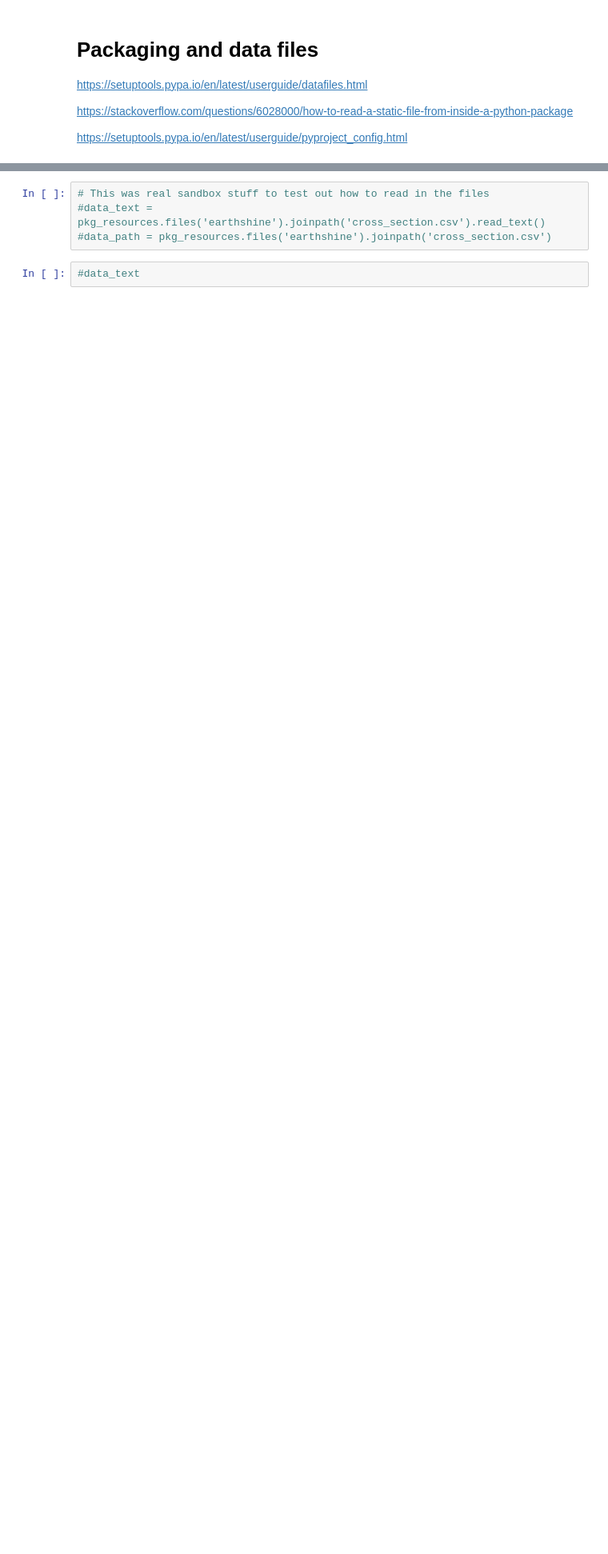
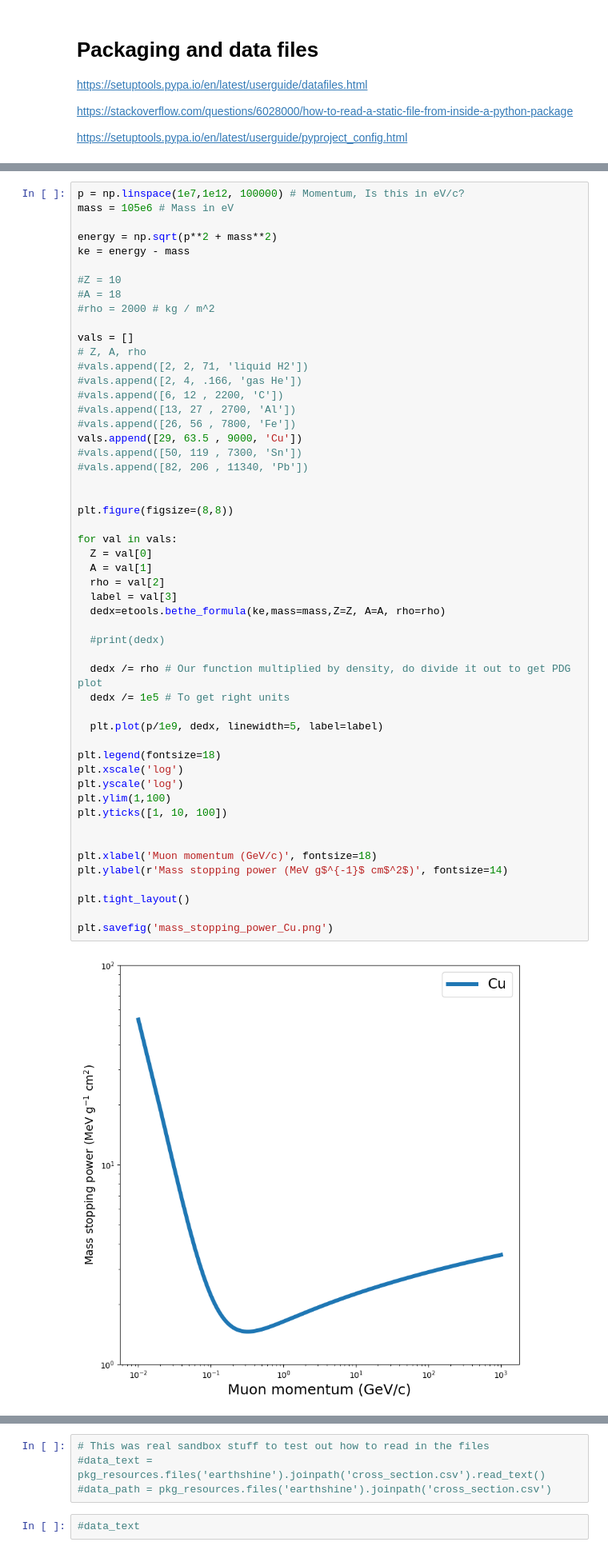
Before and after one commit to mattbellis/earthshine, a Jupyter notebook: spectra_for_different_DM_masses.ipynb, the cells around one changed output, grey strips where cells are left out. Shown: that part at 80% size. Cells and saved outputs as stored; diff of their text form; blank space fills up the shorter version.

```diff
--- a/spectra_for_different_DM_masses.ipynb
+++ b/spectra_for_different_DM_masses.ipynb
@@ -107,0 +112,54 @@ plt.yscale('log')
+# %%
+p = np.linspace(1e7,1e12, 100000) # Momentum, Is this in eV/c?
+mass = 105e6 # Mass in eV
+
+energy = np.sqrt(p**2 + mass**2)
+ke = energy - mass
+
+#Z = 10
+#A = 18
+#rho = 2000 # kg / m^2
+
+vals = []
+# Z, A, rho
+#vals.append([2, 2, 71, 'liquid H2'])
+#vals.append([2, 4, .166, 'gas He'])
+#vals.append([6, 12 , 2200, 'C'])
+#vals.append([13, 27 , 2700, 'Al'])
+#vals.append([26, 56 , 7800, 'Fe'])
+vals.append([29, 63.5 , 9000, 'Cu'])
+#vals.append([50, 119 , 7300, 'Sn'])
+#vals.append([82, 206 , 11340, 'Pb'])
+
+
+plt.figure(figsize=(8,8))
+
+for val in vals:
+  Z = val[0]
+  A = val[1]
+  rho = val[2]
+  label = val[3]
+  dedx=etools.bethe_formula(ke,mass=mass,Z=Z, A=A, rho=rho)
+
+  #print(dedx)
+
+  dedx /= rho # Our function multiplied by density, do divide it out to get PDG plot
+  dedx /= 1e5 # To get right units
+
+  plt.plot(p/1e9, dedx, linewidth=5, label=label)
+
+plt.legend(fontsize=18)
+plt.xscale('log')
+plt.yscale('log')
+plt.ylim(1,100)
+plt.yticks([1, 10, 100])
+
+
+plt.xlabel('Muon momentum (GeV/c)', fontsize=18)
+plt.ylabel(r'Mass stopping power (MeV g$^{-1}$ cm$^2$)', fontsize=14)
+
+plt.tight_layout()
+
+plt.savefig('mass_stopping_power_Cu.png')
+# %% [output]
+[figure, added]
```
Also changed, not shown: parts of 9 cells of this notebook, 4 other files.
